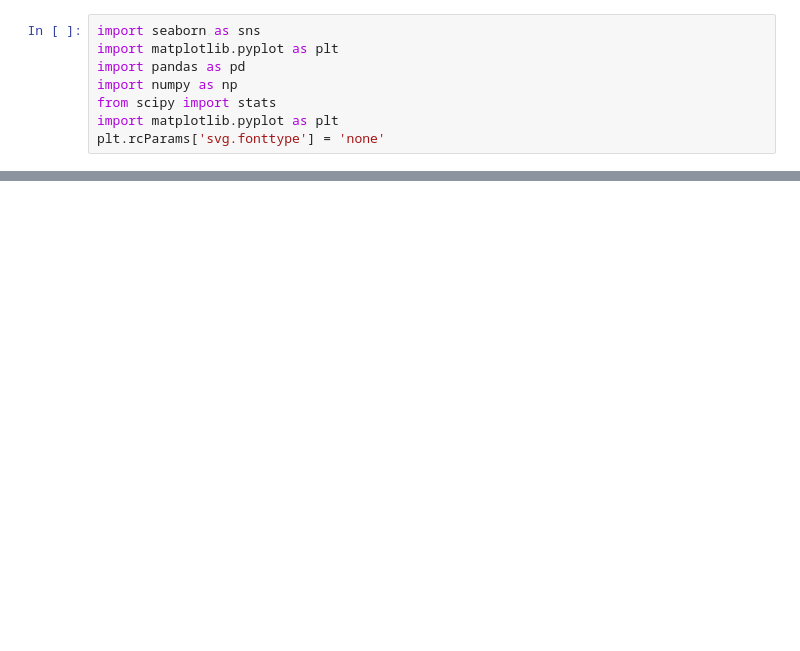
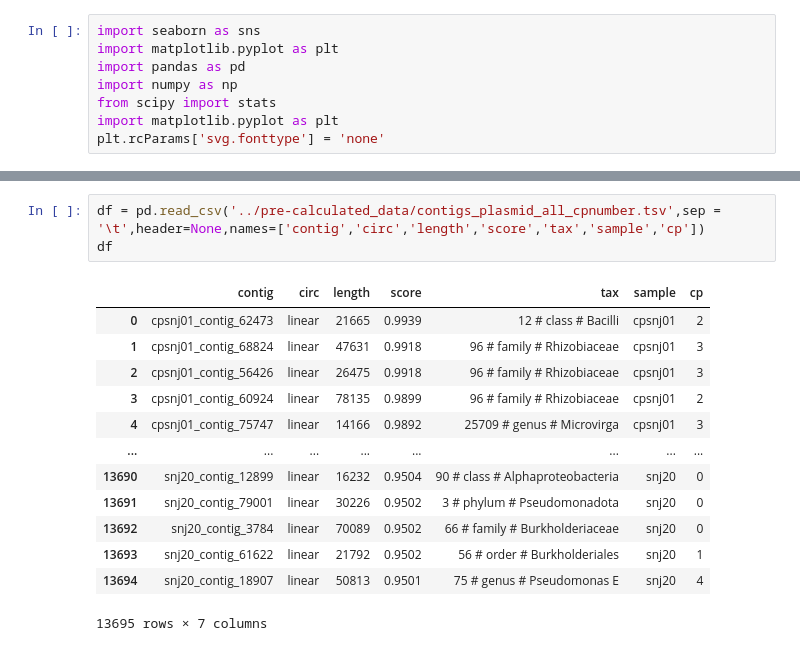
Before and after one commit to BigDataBiology/Duan2026_urban_soil, a Jupyter notebook: analysis/figure6/figure6.ipynb, the cells around one changed output, grey strips where cells are left out. Drawn from its saved outputs; the diff is of its cells as text; blank space fills up the shorter version.

```diff
--- a/analysis/figure6/figure6.ipynb
+++ b/analysis/figure6/figure6.ipynb
@@ -51,0 +58,17 @@ ax.set_xlabel('')
+# %%
+df = pd.read_csv('../pre-calculated_data/contigs_plasmid_all_cpnumber.tsv',sep = '\t',header=None,names=['contig','circ','length','score','tax','sample','cp'])
+df
+# %% [output]
+|  | contig | circ | length | score | tax | sample | cp |
+| 0 | cpsnj01_contig_62473 | linear | 21665 | 0.9939 | 12 # class # Bacilli | cpsnj01 | 2 |
+| 1 | cpsnj01_contig_68824 | linear | 47631 | 0.9918 | 96 # family # Rhizobiaceae | cpsnj01 | 3 |
+| 2 | cpsnj01_contig_56426 | linear | 26475 | 0.9918 | 96 # family # Rhizobiaceae | cpsnj01 | 3 |
+| 3 | cpsnj01_contig_60924 | linear | 78135 | 0.9899 | 96 # family # Rhizobiaceae | cpsnj01 | 2 |
+| 4 | cpsnj01_contig_75747 | linear | 14166 | 0.9892 | 25709 # genus # Microvirga | cpsnj01 | 3 |
+| ... | ... | ... | ... | ... | ... | ... | ... |
+| 13690 | snj20_contig_12899 | linear | 16232 | 0.9504 | 90 # class # Alphaproteobacteria | snj20 | 0 |
+| 13691 | snj20_contig_79001 | linear | 30226 | 0.9502 | 3 # phylum # Pseudomonadota | snj20 | 0 |
+| 13692 | snj20_contig_3784 | linear | 70089 | 0.9502 | 66 # family # Burkholderiaceae | snj20 | 0 |
+| 13693 | snj20_contig_61622 | linear | 21792 | 0.9502 | 56 # order # Burkholderiales | snj20 | 1 |
+| 13694 | snj20_contig_18907 | linear | 50813 | 0.9501 | 75 # genus # Pseudomonas E | snj20 | 4 |
+13695 rows × 7 columns
```
Also changed, not shown: parts of 7 cells of this notebook, 13 other files.
